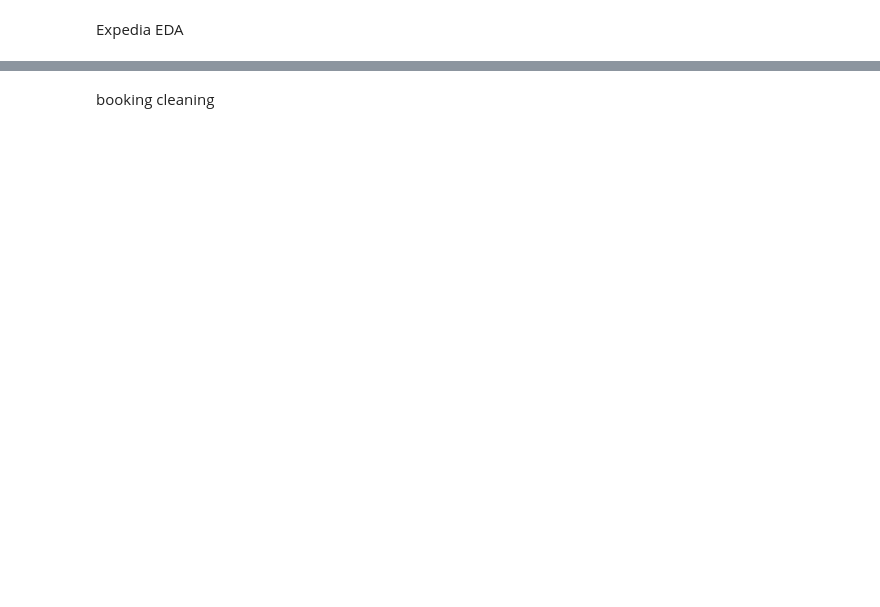
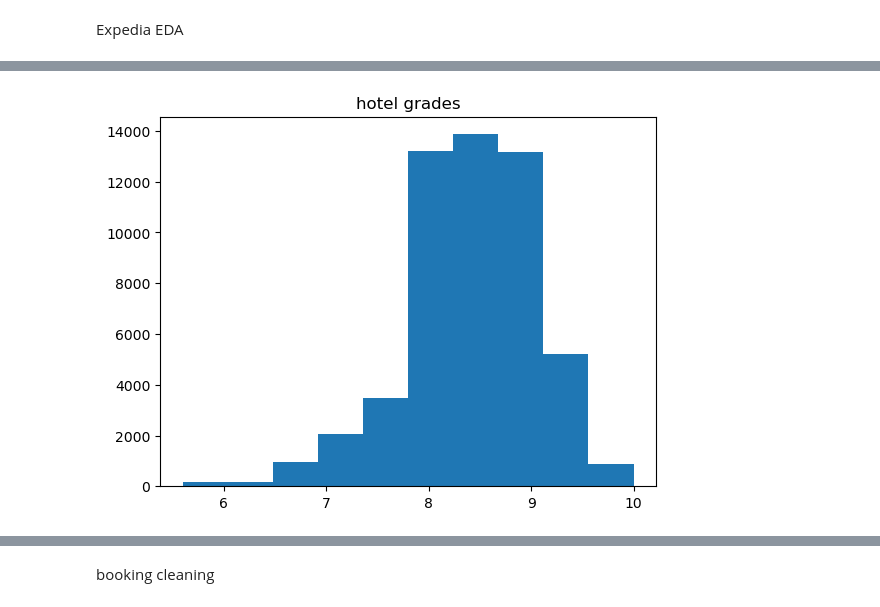
Before and after one commit to yarinr25/DSF---final-project, a Jupyter notebook: Notebooks/main.ipynb, the cells around one changed output, grey strips where cells are left out. Saved outputs shown, nothing was run; the diff lists cells and outputs as text; code cells hidden in the pictures; blank space fills up the shorter version.

```diff
--- a/Notebooks/main.ipynb
+++ b/Notebooks/main.ipynb
@@ -210,0 +289,6 @@ Expedia EDA
+# %%
+plt.hist(df['Grade'])
+plt.title('hotel grades')
+plt.show()
+# %% [output]
+[figure, added]
```
Also changed, not shown: parts of 31 cells of this notebook.
